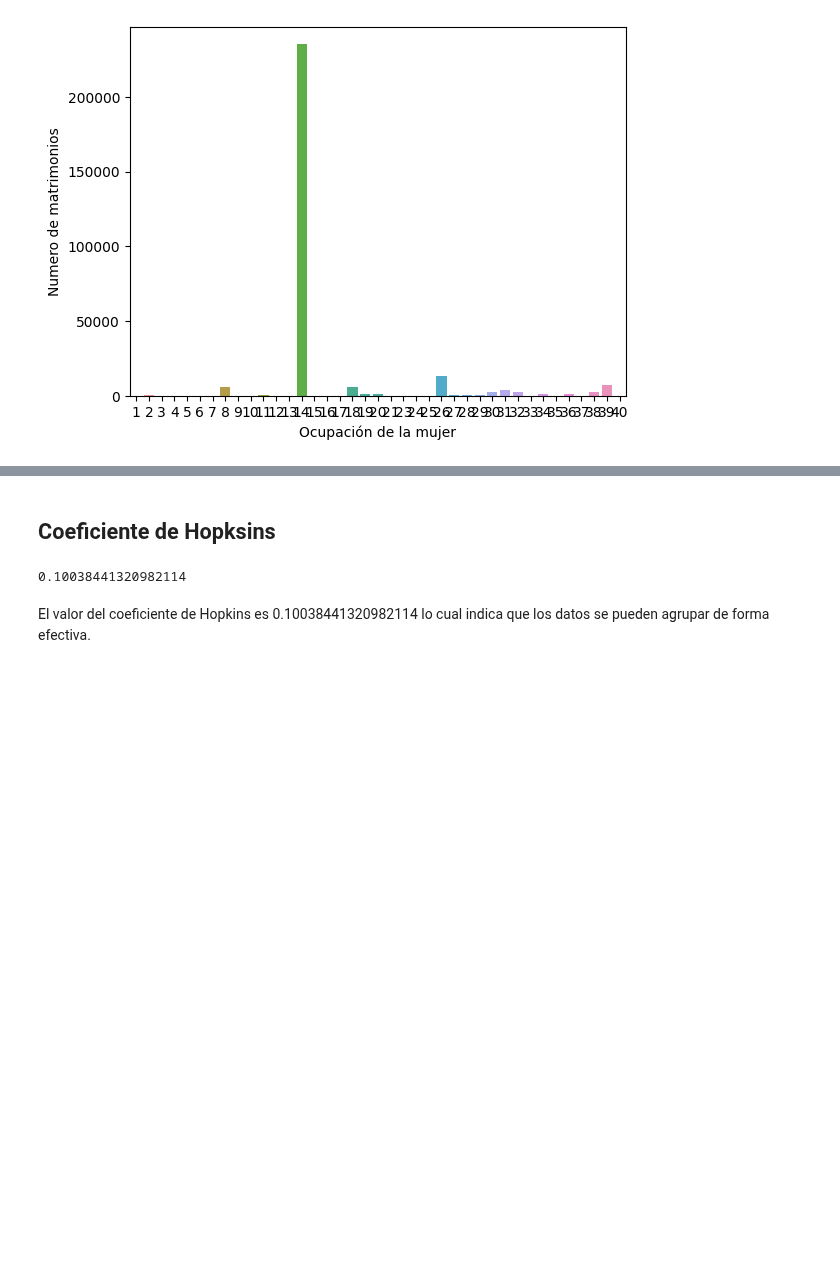
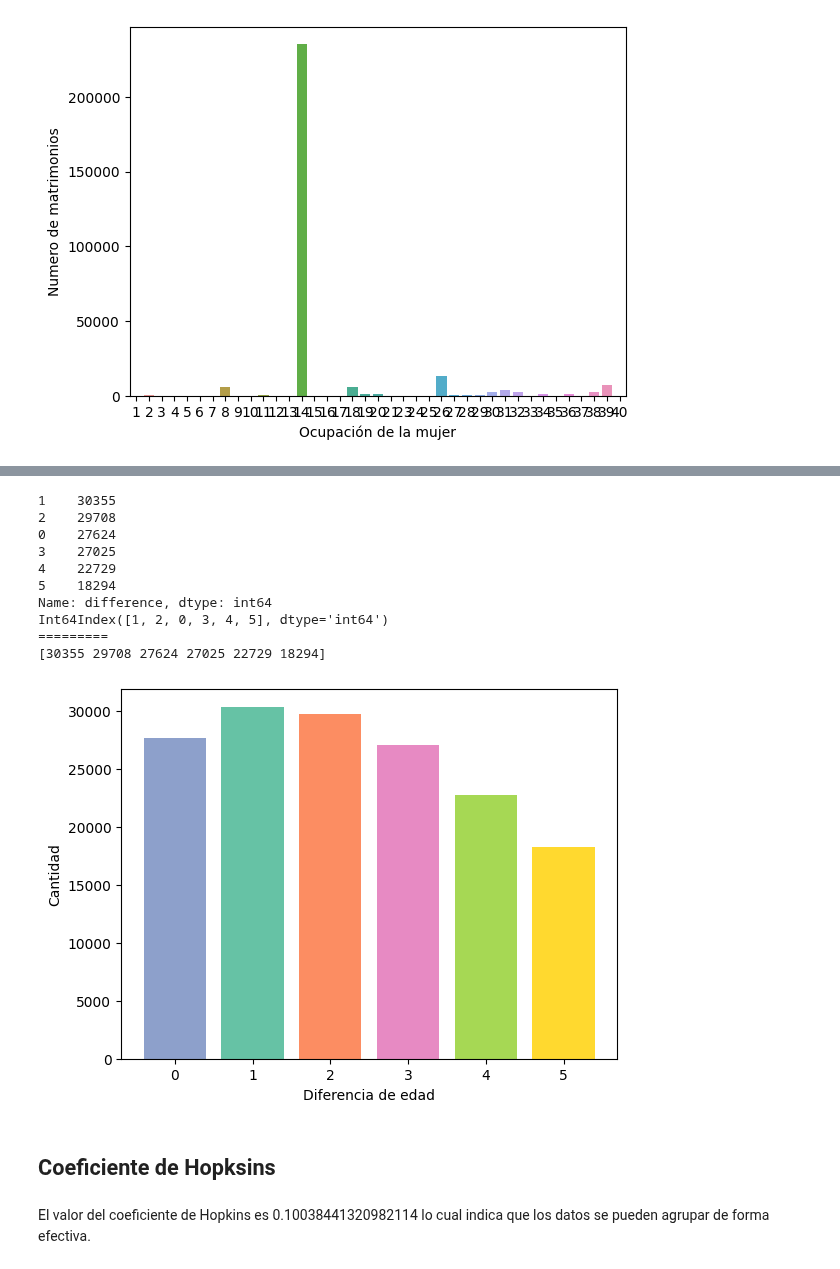
Before and after one commit to MGonza20/Proyecto1_MD, a Jupyter notebook: proyecto_final.ipynb, the cells around one changed output, grey strips where cells are left out. Cells and saved outputs as stored; diff of their text form; code cells hidden in the pictures; blank space fills up the shorter version.

```diff
--- a/proyecto_final.ipynb
+++ b/proyecto_final.ipynb
@@ -613,3 +653,29 @@ plt.show()
+# %%
+# Cantidad de diferencia de edad
+df_temp = data_final.copy()
+
+df_temp['difference'] = df_temp["edadHombre"] - df_temp["edadMujer"]
+df_temp = df_temp[df_temp['difference'] >= 0].sort_values(by='difference', ascending=True)
+result = df_temp['difference'].value_counts().head(6)
+print(result)
+palette = sns.color_palette('Set2', n_colors=len(result))
+
+plt.bar(result.index, result.values, color=palette)
+plt.xlabel('Diferencia de edad')
+plt.ylabel('Cantidad')
+plt.show()
+# %% [output]
+1    30355
+2    29708
+0    27624
+3    27025
+4    22729
+5    18294
+Name: difference, dtype: int64
+Int64Index([1, 2, 0, 3, 4, 5], dtype='int64')
+=========
+[30355 29708 27624 27025 22729 18294]
+[figure, added]
 # %% [markdown]
 ## Coeficiente de Hopksins
 # %%
@@ -618,9 +684,7 @@ import random, sklearn, pyclustertend
 random.seed(123)
 X_scale = sklearn.preprocessing.scale(data_final)
 
-pyclustertend.hopkins(X_scale, len(X_scale))
+# pyclustertend.hopkins(X_scale, len(X_scale))
-# %% [output]
-0.10038441320982114
 # %% [markdown]
 El valor del coeficiente de Hopkins es 0.10038441320982114 lo cual indica que los datos se pueden agrupar de forma efectiva.
 # %% [markdown]
```
Also changed, not shown: parts of 6 cells of this notebook.
